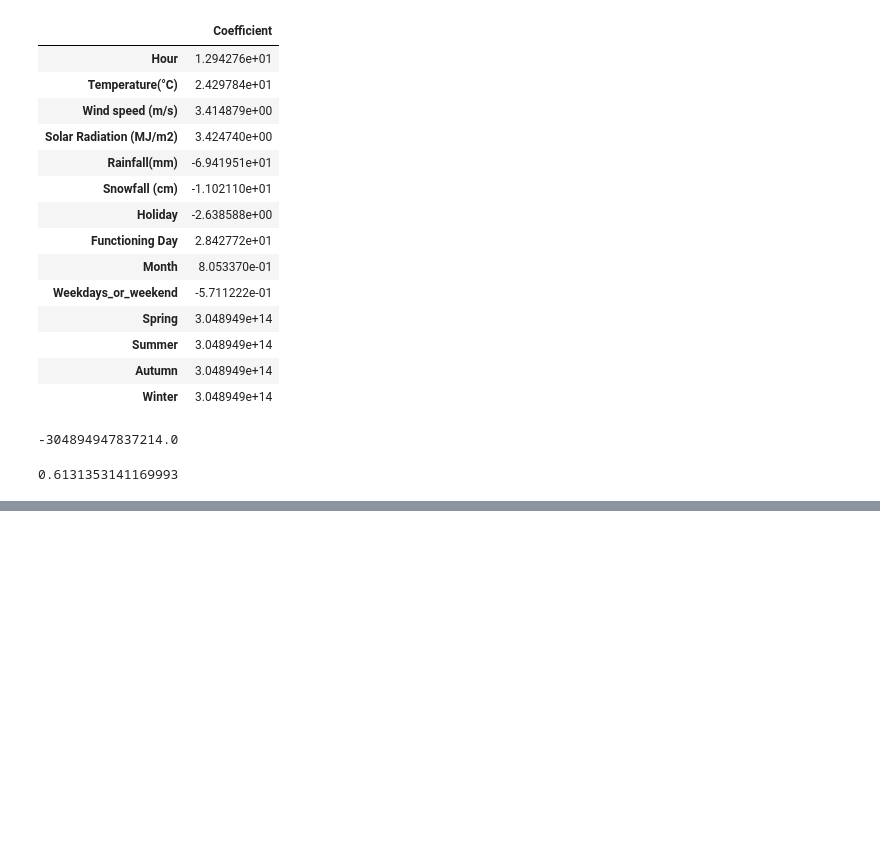
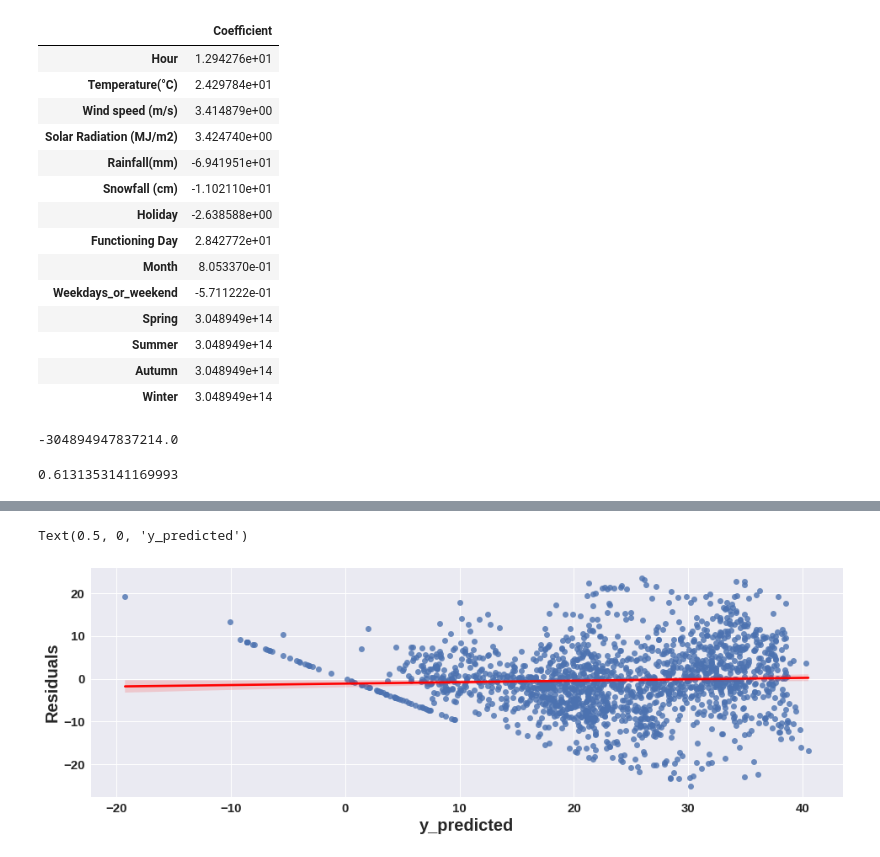
Before and after one commit to KK-Niraj/Seoul-Bike-Sharing-Demand-Prediction, a Jupyter notebook: Bike_Sharing_Demand_Prediction_Capstone_Project.ipynb, the cells around one changed output, grey strips where cells are left out. Drawn from its saved outputs; the diff is of its cells as text; code cells hidden in the pictures; blank space fills up the shorter version.

```diff
--- a/Bike_Sharing_Demand_Prediction_Capstone_Project.ipynb
+++ b/Bike_Sharing_Demand_Prediction_Capstone_Project.ipynb
@@ -737,0 +859,9 @@ regressor.score(X_train,y_train)
+# %%
+# Check Homoscedasticity by plotting y_predicted values and the residuals
+plt.figure(figsize=(16,5))
+sns.regplot(x = y_pred_test, y = y_test-y_pred_test,line_kws={'color':'red'})
+plt.ylabel('Residuals')
+plt.xlabel('y_predicted')
+# %% [output]
+Text(0.5, 0, 'y_predicted')
+[figure, added]
```
Also changed, not shown: parts of 19 cells of this notebook.
